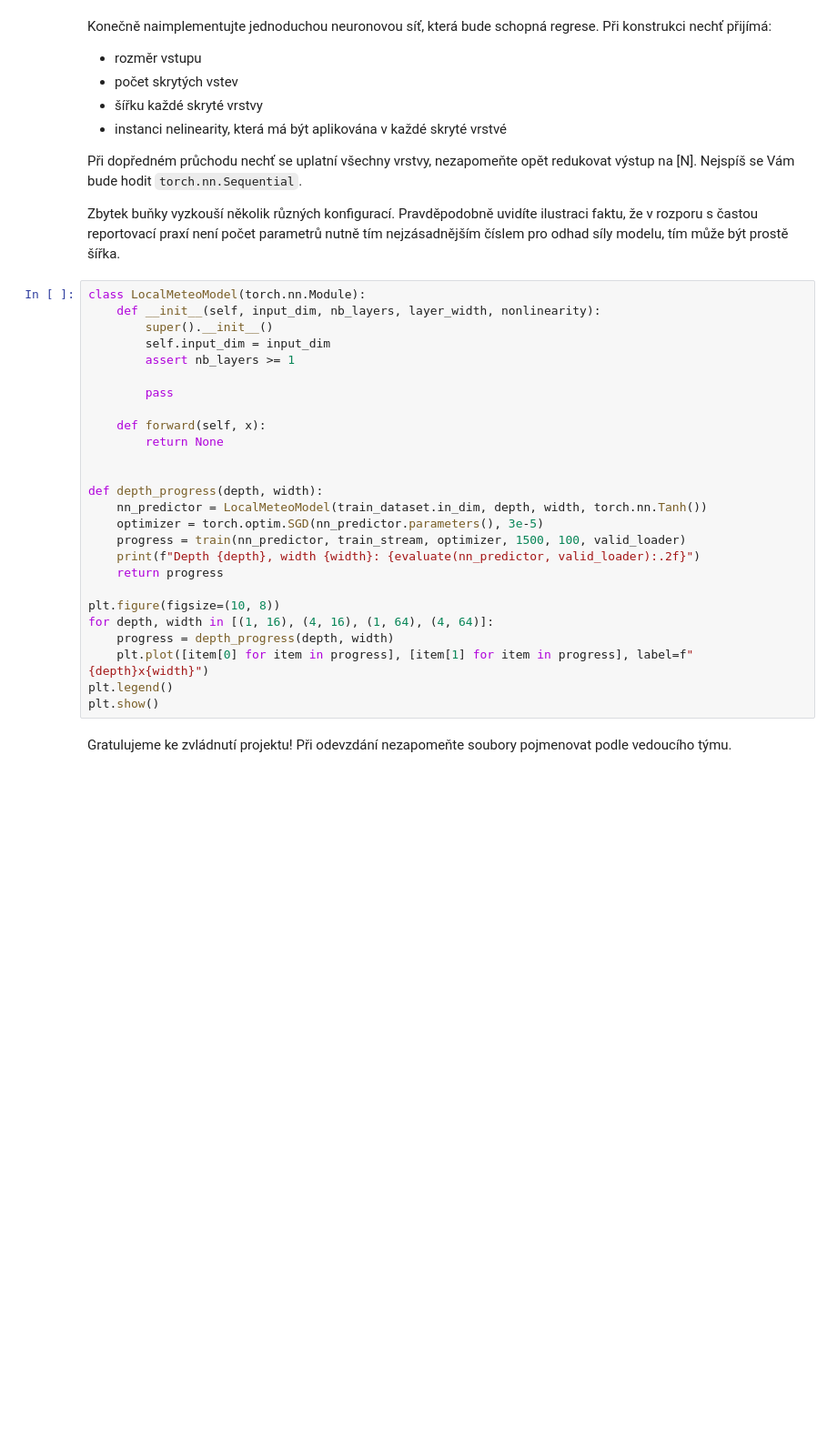
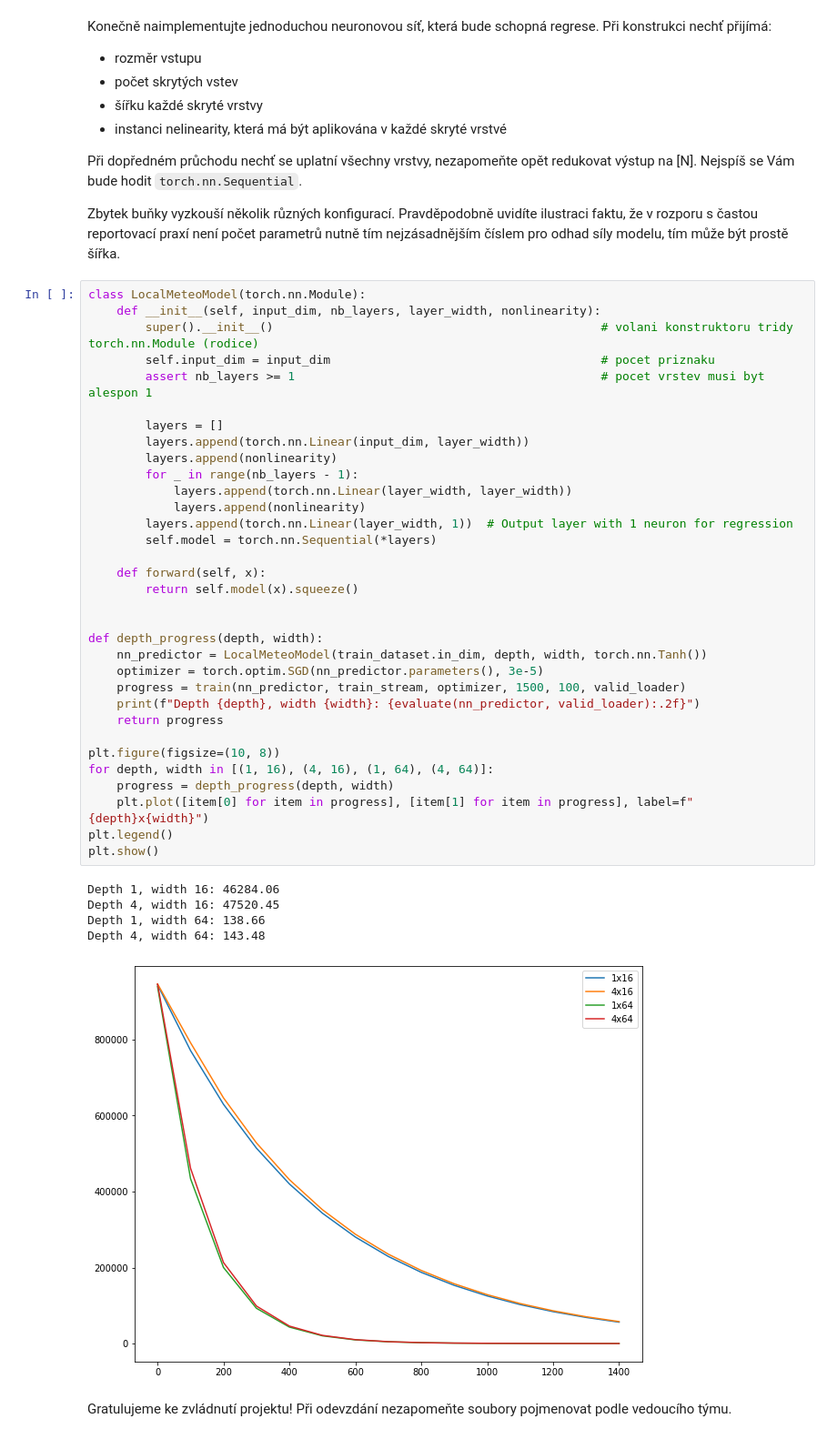
Before and after one commit to Filda99/FIT-SUI, a Jupyter notebook: proj3/zadani.ipynb, the cells around one changed output. Shown at 91% size. Cells and saved outputs as stored; diff of their text form; blank space fills up the shorter version.

```diff
--- a/proj3/zadani.ipynb
+++ b/proj3/zadani.ipynb
@@ -396,28 +428,41 @@ Pravděpodobně uvidíte ilustraci faktu, že v rozporu s častou reportovací p
 # %%
 class LocalMeteoModel(torch.nn.Module):
     def __init__(self, input_dim, nb_layers, layer_width, nonlinearity):
-        super().__init__()
-        self.input_dim = input_dim
-        assert nb_layers >= 1
+        super().__init__()                                              # volani konstruktoru tridy torch.nn.Module (rodice)
+        self.input_dim = input_dim                                      # pocet priznaku
+        assert nb_layers >= 1                                           # pocet vrstev musi byt alespon 1
 
-        pass
+        layers = []
+        layers.append(torch.nn.Linear(input_dim, layer_width))
+        layers.append(nonlinearity)
+        for _ in range(nb_layers - 1):
+            layers.append(torch.nn.Linear(layer_width, layer_width))
+            layers.append(nonlinearity)
+        layers.append(torch.nn.Linear(layer_width, 1))  # Output layer with 1 neuron for regression
+        self.model = torch.nn.Sequential(*layers)
 
     def forward(self, x):
-        return None
+        return self.model(x).squeeze()
 
 
 def depth_progress(depth, width):
     nn_predictor = LocalMeteoModel(train_dataset.in_dim, depth, width, torch.nn.Tanh())
     optimizer = torch.optim.SGD(nn_predictor.parameters(), 3e-5)
     progress = train(nn_predictor, train_stream, optimizer, 1500, 100, valid_loader)
     print(f"Depth {depth}, width {width}: {evaluate(nn_predictor, valid_loader):.2f}")
     return progress
 
 plt.figure(figsize=(10, 8))
 for depth, width in [(1, 16), (4, 16), (1, 64), (4, 64)]:
     progress = depth_progress(depth, width)
     plt.plot([item[0] for item in progress], [item[1] for item in progress], label=f"{depth}x{width}")
 plt.legend()
 plt.show()
+# %% [output]
+Depth 1, width 16: 46284.06
+Depth 4, width 16: 47520.45
+Depth 1, width 64: 138.66
+Depth 4, width 64: 143.48
+[figure, added]
 # %% [markdown]
 Gratulujeme ke zvládnutí projektu! Při odevzdání nezapomeňte soubory pojmenovat podle vedoucího týmu.
```
Also changed, not shown: parts of 5 cells of this notebook.
